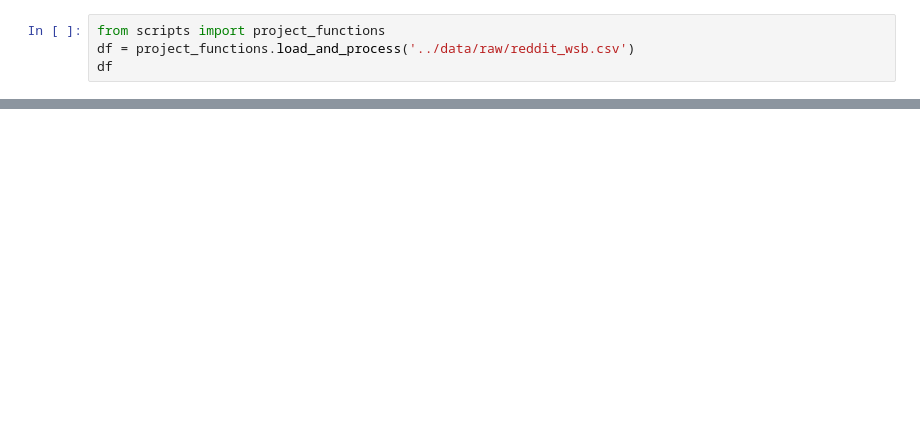
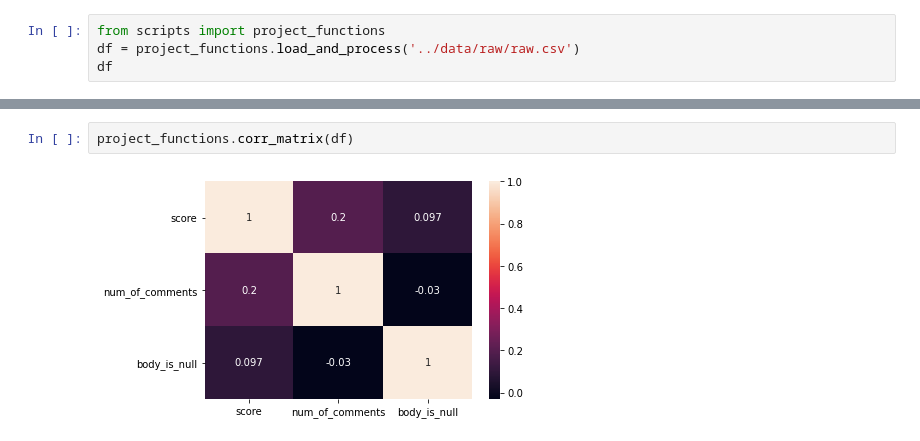
Before and after one commit to data301-2020-winter2/course-project-solo_100, a Jupyter notebook: analysis/Milestone2.ipynb, the cells around one changed output, grey strips where cells are left out. Saved outputs shown, nothing was run; the diff lists cells and outputs as text; blank space fills up the shorter version.

Commit message:
Added Correlation Heatmap

```diff
--- a/analysis/Milestone2.ipynb
+++ b/analysis/Milestone2.ipynb
@@ -1,5 +1,5 @@
 # %%
 from scripts import project_functions
-df = project_functions.load_and_process('../data/raw/reddit_wsb.csv')
+df = project_functions.load_and_process('../data/raw/raw.csv')
 df
 # %% [output]
@@ -22,0 +19,4 @@ None
+# %%
+project_functions.corr_matrix(df)
+# %% [output]
+[figure, added]
```
Also changed, not shown: parts of 2 cells of this notebook, 6 other files.
